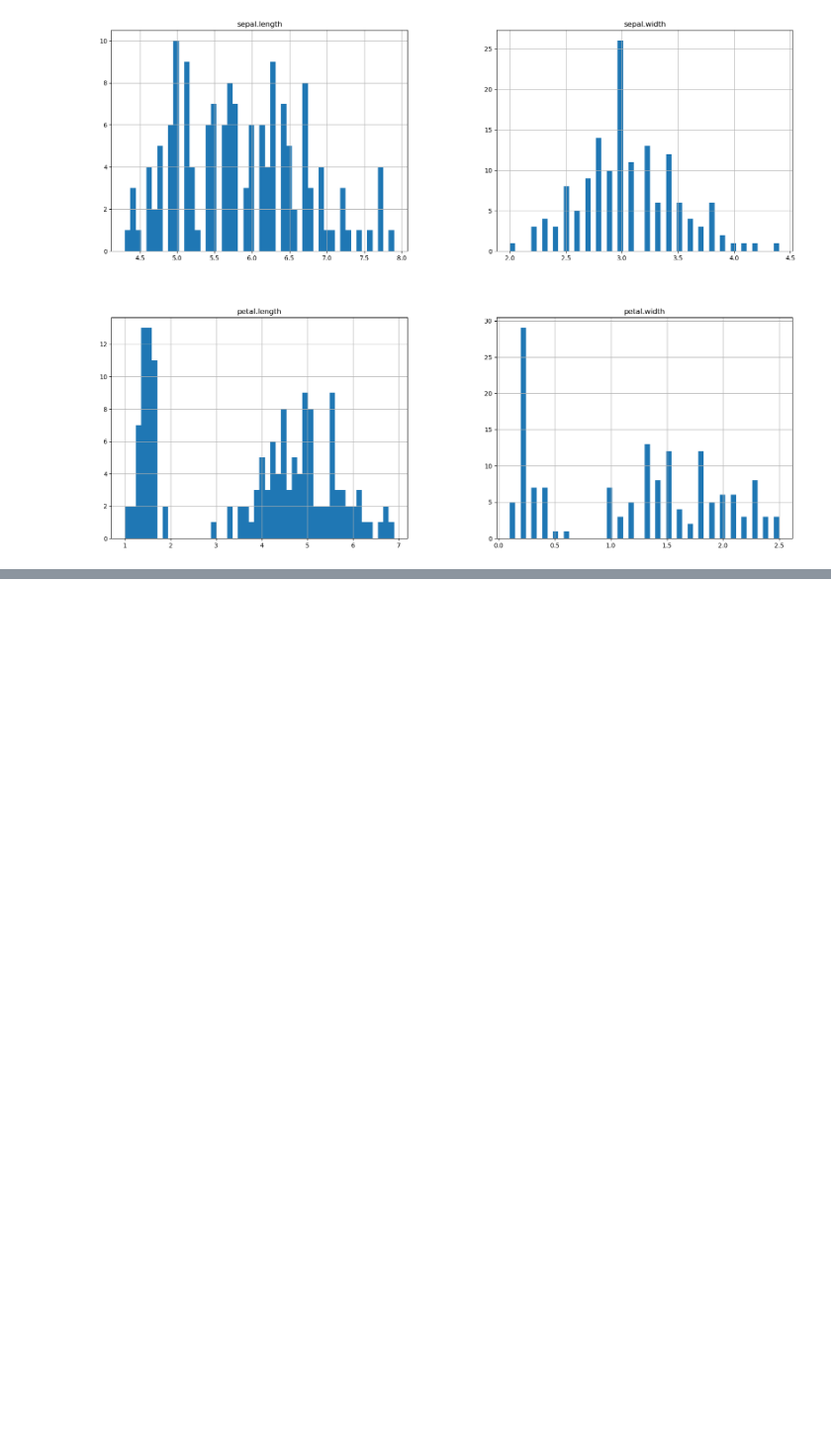
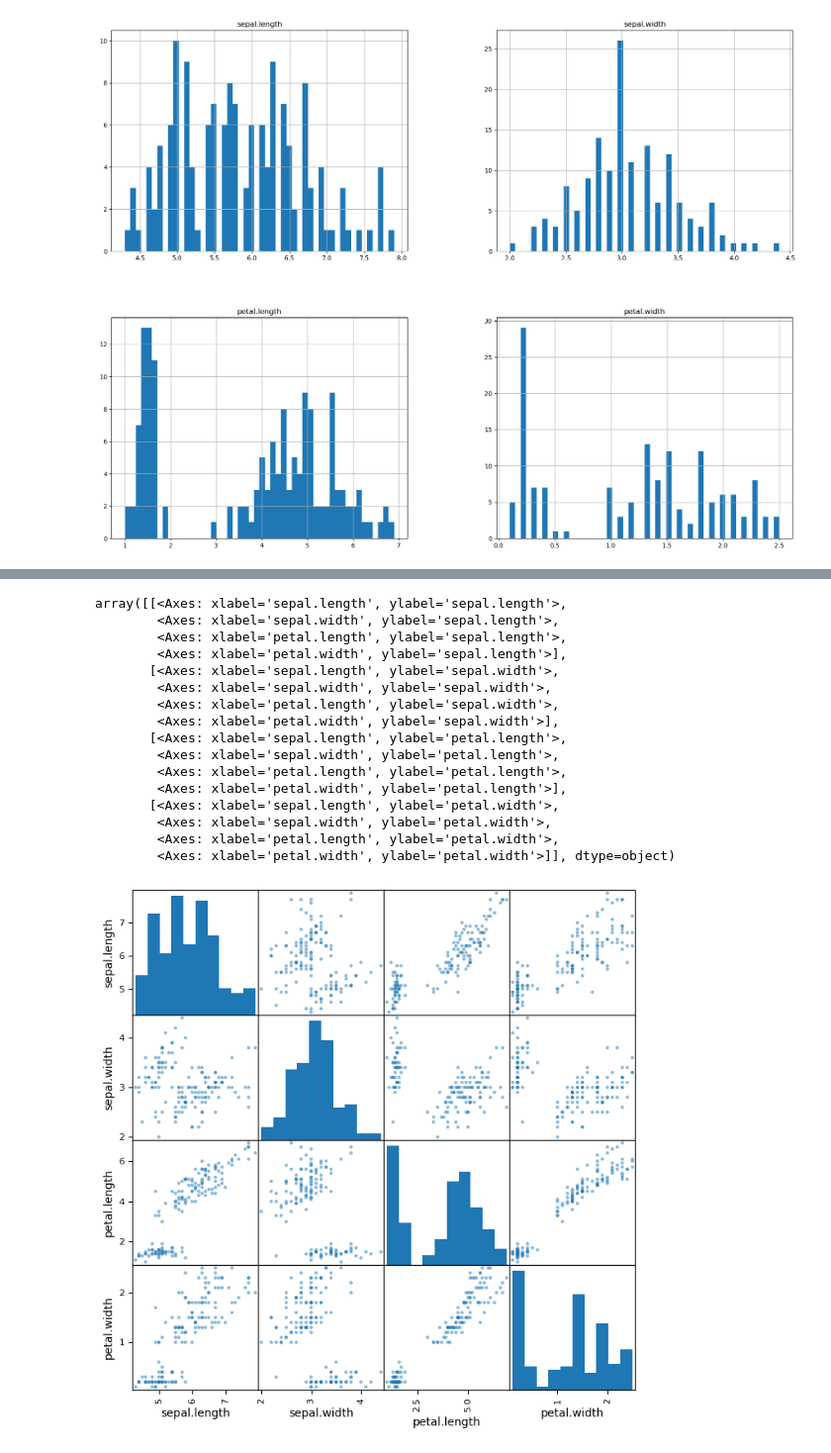
Before and after one commit to LudmilaGomes/data-ia-python, a Jupyter notebook: other-examples/Iris.ipynb, the cells around one changed output, grey strips where cells are left out. Shown at 99% size. Saved outputs shown, nothing was run; the diff lists cells and outputs as text; code cells hidden in the pictures; blank space fills up the shorter version.

```diff
--- a/other-examples/Iris.ipynb
+++ b/other-examples/Iris.ipynb
@@ -85,0 +127,22 @@ plt.show()
+# %%
+from pandas.plotting import scatter_matrix
+
+scatter_matrix(iris, figsize=(8, 8))
+# %% [output]
+array([[<Axes: xlabel='sepal.length', ylabel='sepal.length'>,
+        <Axes: xlabel='sepal.width', ylabel='sepal.length'>,
+        <Axes: xlabel='petal.length', ylabel='sepal.length'>,
+        <Axes: xlabel='petal.width', ylabel='sepal.length'>],
+       [<Axes: xlabel='sepal.length', ylabel='sepal.width'>,
+        <Axes: xlabel='sepal.width', ylabel='sepal.width'>,
+        <Axes: xlabel='petal.length', ylabel='sepal.width'>,
+        <Axes: xlabel='petal.width', ylabel='sepal.width'>],
+       [<Axes: xlabel='sepal.length', ylabel='petal.length'>,
+        <Axes: xlabel='sepal.width', ylabel='petal.length'>,
+        <Axes: xlabel='petal.length', ylabel='petal.length'>,
+        <Axes: xlabel='petal.width', ylabel='petal.length'>],
+       [<Axes: xlabel='sepal.length', ylabel='petal.width'>,
+        <Axes: xlabel='sepal.width', ylabel='petal.width'>,
+        <Axes: xlabel='petal.length', ylabel='petal.width'>,
+        <Axes: xlabel='petal.width', ylabel='petal.width'>]], dtype=object)
+[figure, added]
```
Also changed, not shown: parts of 7 cells of this notebook.
